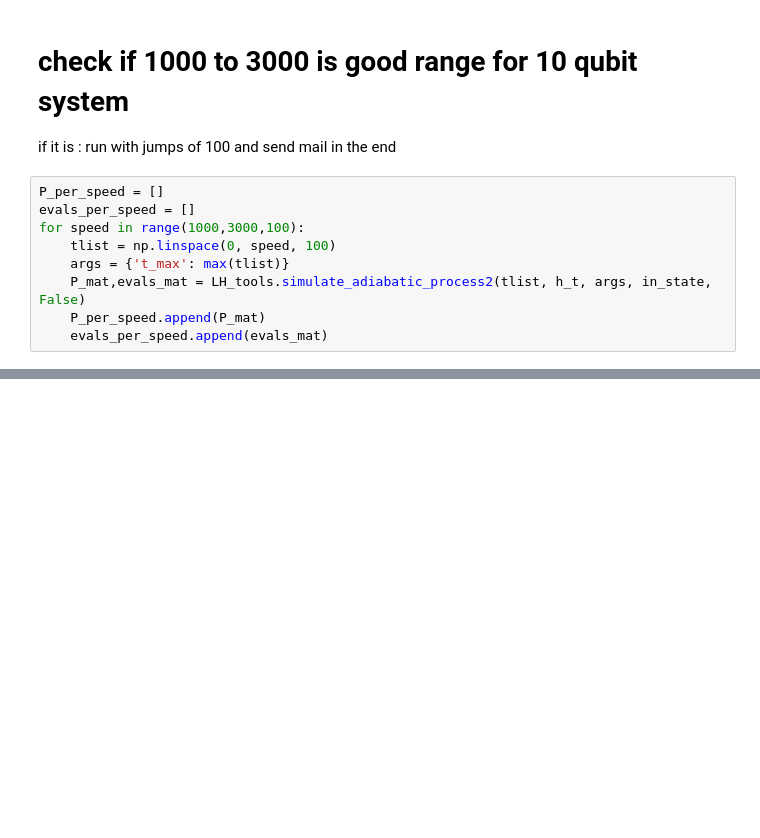
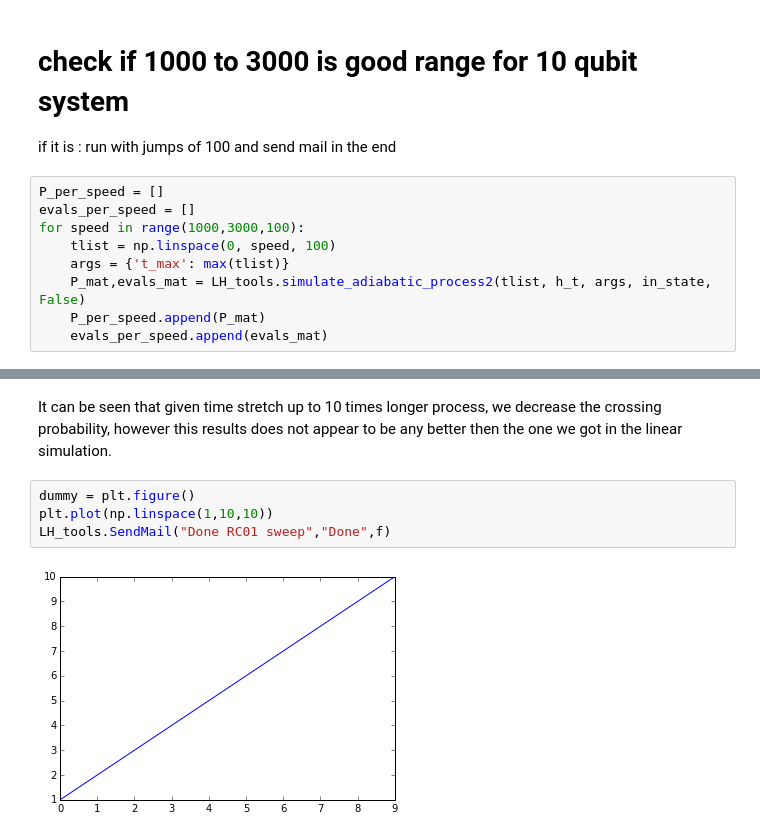
Before and after one commit to oryonatan/qutip, a Jupyter notebook: Roland Simulation.ipynb, the cells around one changed output, grey strips where cells are left out. Cells and saved outputs as stored; diff of their text form; blank space fills up the shorter version.

```diff
--- a/Roland Simulation.ipynb
+++ b/Roland Simulation.ipynb
@@ -307,0 +209,8 @@ np.pi*np.sqrt(N)/0.2
+# %% [markdown]
+It can be seen that given time stretch up to 10 times longer process, we decrease the crossing probability, however this results does not appear to be any better then the one we got in the linear simulation.
+# %%
+dummy = plt.figure()
+plt.plot(np.linspace(1,10,10))
+LH_tools.SendMail("Done RC01 sweep","Done",f)
+# %% [output]
+[figure, added]
```
Also changed, not shown: parts of 49 cells of this notebook, 4 other files.
